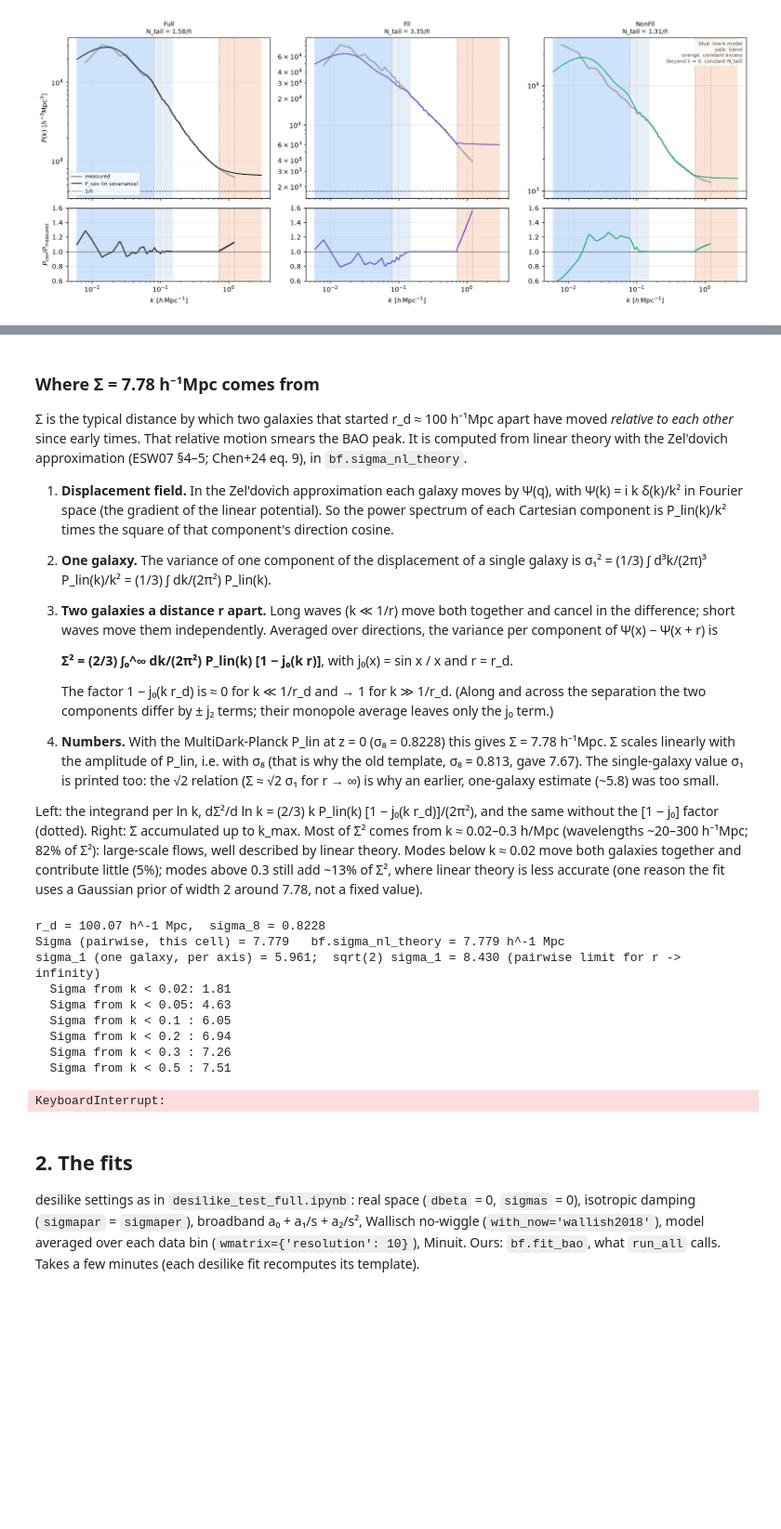
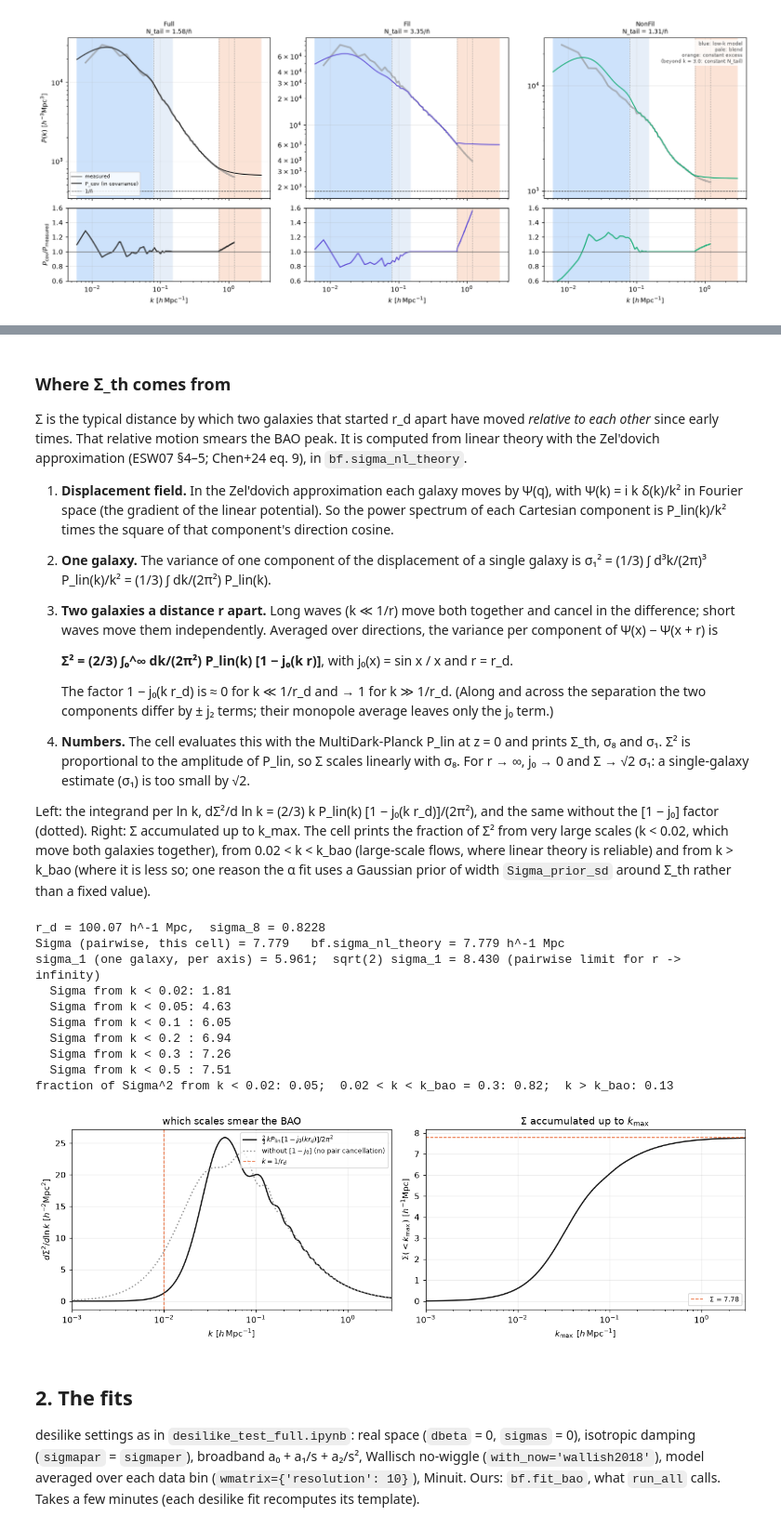
Before and after one commit to FedeDavilaKurban/filbao-md, a Jupyter notebook: notebooks/exploratory/desilike_run1.ipynb, the cells around one changed output, grey strips where cells are left out. Shown at 93% size. Cells and saved outputs as stored; diff of their text form; code cells hidden in the pictures; blank space fills up the shorter version.

```diff
--- a/notebooks/exploratory/desilike_run1.ipynb
+++ b/notebooks/exploratory/desilike_run1.ipynb
@@ -323,25 +342,43 @@ kf = np.linspace(0.005, 1.0, 4000)
 Pl_, Pn_ = np.interp(kf, k, P_w), np.interp(kf, k, P_nw)
 O_ = Pl_ / Pn_ - 1; D_ = np.exp(-kf**2 * S_**2 / 2)
 fig, (a0, a1, a2) = plt.subplots(1, 3, figsize=(15, 4))
+# numbers quoted in the text above
+half = np.pi / rd_                                               # half a wiggle period
+env = lambda y, kx: np.abs(y[(kf > kx - half) & (kf < kx + half)]).max()
+print(f"r_d = {rd_:.2f} h^-1 Mpc, wiggle period 2 pi / r_d = {2 * np.pi / rd_:.4f} h/Mpc, Sigma_th = {S_:.2f}")
+print(f"{'k':>6}{'D(k)':>10}{'|O| undamped':>14}{'|O| damped':>12}")
+for kx in (0.1, 0.2, 0.3, 0.4, 0.6):
+    print(f"{kx:>6}{np.exp(-kx**2 * S_**2 / 2):>10.2g}{env(O_, kx):>14.2g}{env(O_ * D_, kx):>12.2g}")
+sg = np.arange(60., 140.01, 0.1)
+def fwhm(S):
+    y = sg**2 * T.xi_wig(S, s=sg); i0 = np.argmax(y); h = y[i0] / 2
+    return sg[i0 + np.argmax(y[i0:] < h)] - sg[i0 - np.argmax(y[i0::-1] < h)]
+print(f"FWHM of the BAO bump s^2 (xi - xi_nw): {fwhm(0.):.1f} h^-1 Mpc undamped, {fwhm(S_):.1f} with Sigma_th")
+for ds in binseps:
+    print(f"bin width {ds:g}: sin(x)/x = {np.sinc(k_bao * ds / 2 / np.pi):.2f} at k_bao = {k_bao}, "
+          f"2/pi at k = pi/ds = {np.pi / ds:.2f}, 0 at k = 2 pi/ds = {2 * np.pi / ds:.2f}")
+sig_fisher = {}
+
 a0.plot(kf, O_, color='0.6', label='undamped wiggles O(k)')
 a0.plot(kf, O_ * D_, color='0.1', label=f'damped, Σ = {S_:.2f}')
 a0.plot(kf, 0.07 * D_, color='#eb6834', ls='--', lw=1, label='0.07 × exp(−k²Σ²/2)')
 a0.axhline(0, color='0.5', lw=0.8); a0.set_xlim(0, 0.6); a0.set_xlabel(r'$k\ [h\,{\rm Mpc}^{-1}]$')
 a0.set_ylabel(r'$P_{\rm lin}/P_{\rm nw}-1$'); a0.legend(fontsize=8); a0.set_title('BAO wiggles in Fourier space')
 for lab in ('Full', 'Fil'):
-    i = spec['labels'].index(samples[lab]); nbar = spec['n_gal'][i] / bf.L_BOX**3; b2 = data[lab, 5.0]['b']**2
+    i = spec['labels'].index(samples[lab]); nbar = spec['n_gal'][i] / bf.L_BOX**3; b2 = data[lab, bs_ref]['b']**2
     dPda = -kf * np.gradient(O_, kf) * D_ * Pn_ * b2
     Ptot = b2 * Pn_ * (1 + O_ * D_) + 1 / nbar
     F = np.cumsum(kf**2 * (dPda / Ptot)**2) * (kf[1] - kf[0]) * bf.L_BOX**3 / (4 * np.pi**2)
-    a1.plot(kf, F / F[-1], color=SCOL[lab], label=f'{lab} (Fisher σ_α = {1/np.sqrt(F[-1]):.3f}, Poisson noise)')
+    sig_fisher[lab] = 1 / np.sqrt(F[-1])
+    a1.plot(kf, F / F[-1], color=SCOL[lab], label=f'{lab} (Fisher σ_α = {sig_fisher[lab]:.3f}, Poisson noise)')
     for km in (0.15, 0.2, 0.3):
         print(f"{lab}: fraction of the alpha information from k < {km}: {F[np.searchsorted(kf, km)] / F[-1]:.3f}")
 a1.set_xlim(0, 0.6); a1.set_xlabel(r'$k_{\max}\ [h\,{\rm Mpc}^{-1}]$'); a1.set_ylabel(r'$F_\alpha(<k_{\max})/F_\alpha$')
 a1.legend(fontsize=7); a1.set_title('cumulative information on α')
 kb = np.linspace(1e-3, 3, 2000)
-for ds, ls in ((5., '-'), (2.5, '--')):
+for ds, ls in zip(binseps, ('-', '--')):
     a2.plot(kb, np.sinc(kb * ds / 2 / np.pi), color='0.1', ls=ls, label=f'Δs = {ds:g} h⁻¹Mpc')
-a2.axvspan(0, 0.3, color='0.9', zorder=0, label='BAO information')
+a2.axvspan(0, k_bao, color='0.9', zorder=0, label=f'k < k_bao = {k_bao}')
 a2.axhline(0, color='0.5', lw=0.8); a2.set_xlabel(r'$k\ [h\,{\rm Mpc}^{-1}]$')
 a2.set_ylabel(r'$\sin(x)/x,\ x = k\Delta s/2$'); a2.legend(fontsize=8); a2.set_title('bin averaging of each mode')
 fig.tight_layout(); plt.show()
@@ -354,11 +401,11 @@ Fil: fraction of the alpha information from k < 0.2: 0.909
 Fil: fraction of the alpha information from k < 0.3: 0.999
 [figure]
 # %% [markdown]
-### Where Σ = 7.78 h⁻¹Mpc comes from
+### Where Σ_th comes from
 
-Σ is the typical distance by which two galaxies that started r_d ≈ 100 h⁻¹Mpc apart have moved *relative to
-each other* since early times. That relative motion smears the BAO peak. It is computed from linear theory
-with the Zel'dovich approximation (ESW07 §4–5; Chen+24 eq. 9), in `bf.sigma_nl_theory`.
+Σ is the typical distance by which two galaxies that started r_d apart have moved *relative to each other*
+since early times. That relative motion smears the BAO peak. It is computed from linear theory with the
+Zel'dovich approximation (ESW07 §4–5; Chen+24 eq. 9), in `bf.sigma_nl_theory`.
 
 1. **Displacement field.** In the Zel'dovich approximation each galaxy moves by Ψ(q), with
    Ψ(k) = i k δ(k)/k² in Fourier space (the gradient of the linear potential). So the power spectrum of each
@@ -373,16 +420,15 @@ with the Zel'dovich approximation (ESW07 §4–5; Chen+24 eq. 9), in `bf.sigma_n
 
    The factor 1 − j₀(k r_d) is ≈ 0 for k ≪ 1/r_d and → 1 for k ≫ 1/r_d. (Along and across the separation the
    two components differ by ± j₂ terms; their monopole average leaves only the j₀ term.)
-4. **Numbers.** With the MultiDark-Planck P_lin at z = 0 (σ₈ = 0.8228) this gives Σ = 7.78 h⁻¹Mpc. Σ scales
-   linearly with the amplitude of P_lin, i.e. with σ₈ (that is why the old template, σ₈ = 0.813, gave 7.67).
-   The single-galaxy value σ₁ is printed too: the √2 relation (Σ ≈ √2 σ₁ for r → ∞) is why an earlier, one-galaxy
-   estimate (~5.8) was too small.
+4. **Numbers.** The cell evaluates this with the MultiDark-Planck P_lin at z = 0 and prints Σ_th, σ₈ and σ₁.
+   Σ² is proportional to the amplitude of P_lin, so Σ scales linearly with σ₈. For r → ∞, j₀ → 0 and
+   Σ → √2 σ₁: a single-galaxy estimate (σ₁) is too small by √2.
 
 Left: the integrand per ln k, dΣ²/d ln k = (2/3) k P_lin(k) [1 − j₀(k r_d)]/(2π²), and the same without the
-[1 − j₀] factor (dotted). Right: Σ accumulated up to k_max. Most of Σ² comes from k ≈ 0.02–0.3 h/Mpc
-(wavelengths ~20–300 h⁻¹Mpc; 82% of Σ²): large-scale flows, well described by linear theory. Modes below
-k ≈ 0.02 move both galaxies together and contribute little (5%); modes above 0.3 still add ~13% of Σ², where
-linear theory is less accurate (one reason the fit uses a Gaussian prior of width 2 around 7.78, not a fixed value).
+[1 − j₀] factor (dotted). Right: Σ accumulated up to k_max. The cell prints the fraction of Σ² from very
+large scales (k < 0.02, which move both galaxies together), from 0.02 < k < k_bao (large-scale flows, where
+linear theory is reliable) and from k > k_bao (where it is less so; one reason the α fit uses a Gaussian
+prior of width `Sigma_prior_sd` around Σ_th rather than a fixed value).
 # %%
 kh, Pk, rd = lin['kh'], lin['pk'], lin['rd']
 j0 = np.sinc(kh * rd / np.pi)
@@ -392,34 +438,38 @@ lnk = np.log(kh)
 S2_cum = np.concatenate([[0.], np.cumsum(0.5 * (dS2_dlnk[1:] + dS2_dlnk[:-1]) * np.diff(lnk))])
 Sigma_calc = np.sqrt(S2_cum[-1])
 sigma1 = np.sqrt(np.trapezoid(Pk, kh) / (3 * 2 * np.pi**2))
 print(f"r_d = {rd:.2f} h^-1 Mpc,  sigma_8 = {lin['sigma8']:.4f}")
 print(f"Sigma (pairwise, this cell) = {Sigma_calc:.3f}   bf.sigma_nl_theory = {Sigma_th:.3f} h^-1 Mpc")
 print(f"sigma_1 (one galaxy, per axis) = {sigma1:.3f};  sqrt(2) sigma_1 = {np.sqrt(2) * sigma1:.3f} (pairwise limit for r -> infinity)")
 for km in (0.02, 0.05, 0.1, 0.2, 0.3, 0.5):
     print(f"  Sigma from k < {km:<4}: {np.sqrt(np.interp(np.log(km), lnk, S2_cum)):.2f}")
+fS2 = lambda km: np.interp(np.log(km), lnk, S2_cum) / S2_cum[-1]
+print(f"fraction of Sigma^2 from k < 0.02: {fS2(0.02):.2f};  0.02 < k < k_bao = {k_bao}: "
+      f"{fS2(k_bao) - fS2(0.02):.2f};  k > k_bao: {1 - fS2(k_bao):.2f}")
 
 fig, (a1, a2) = plt.subplots(1, 2, figsize=(12, 4))
 a1.semilogx(kh, dS2_dlnk, color='0.1', label=r'$\frac{2}{3}\,k P_{\rm lin}\,[1-j_0(k r_d)]/2\pi^2$')
 a1.semilogx(kh, dS2_dlnk_one, color='0.6', ls=':', label='without $[1-j_0]$ (no pair cancellation)')
 a1.axvline(1 / rd, color='#eb6834', ls='--', lw=1, label=r'$k = 1/r_d$')
 a1.set_xlim(1e-3, 3); a1.set_xlabel(r'$k\ [h\,{\rm Mpc}^{-1}]$'); a1.set_ylabel(r'$d\Sigma^2/d\ln k\ [h^{-2}{\rm Mpc}^2]$')
 a1.legend(fontsize=8); a1.set_title('which scales smear the BAO')
 a2.semilogx(kh, np.sqrt(S2_cum), color='0.1')
 a2.axhline(Sigma_th, color='#eb6834', ls='--', lw=1, label=f'Σ = {Sigma_th:.2f}')
 a2.set_xlim(1e-3, 3); a2.set_xlabel(r'$k_{\max}\ [h\,{\rm Mpc}^{-1}]$'); a2.set_ylabel(r'$\Sigma(<k_{\max})\ [h^{-1}{\rm Mpc}]$')
 a2.legend(fontsize=8); a2.set_title('Σ accumulated up to $k_{\\max}$')
 fig.tight_layout(); plt.show()
 # %% [output]
 r_d = 100.07 h^-1 Mpc,  sigma_8 = 0.8228
 Sigma (pairwise, this cell) = 7.779   bf.sigma_nl_theory = 7.779 h^-1 Mpc
 sigma_1 (one galaxy, per axis) = 5.961;  sqrt(2) sigma_1 = 8.430 (pairwise limit for r -> infinity)
   Sigma from k < 0.02: 1.81
   Sigma from k < 0.05: 4.63
   Sigma from k < 0.1 : 6.05
   Sigma from k < 0.2 : 6.94
   Sigma from k < 0.3 : 7.26
   Sigma from k < 0.5 : 7.51
+fraction of Sigma^2 from k < 0.02: 0.05;  0.02 < k < k_bao = 0.3: 0.82;  k > k_bao: 0.13
-KeyboardInterrupt:
+[figure, added]
 # %% [markdown]
 ## 2. The fits
 
```
Also changed, not shown: parts of 21 cells of this notebook, 1 other file.
